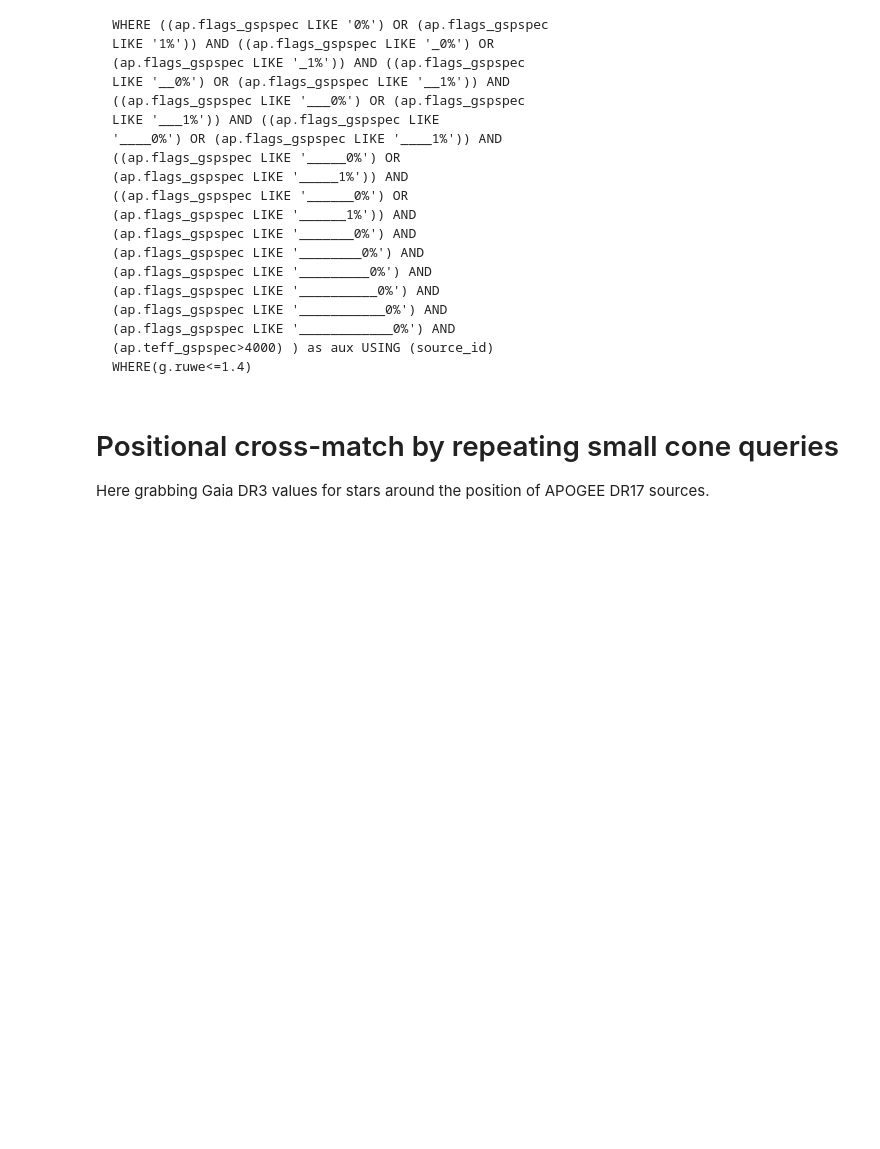
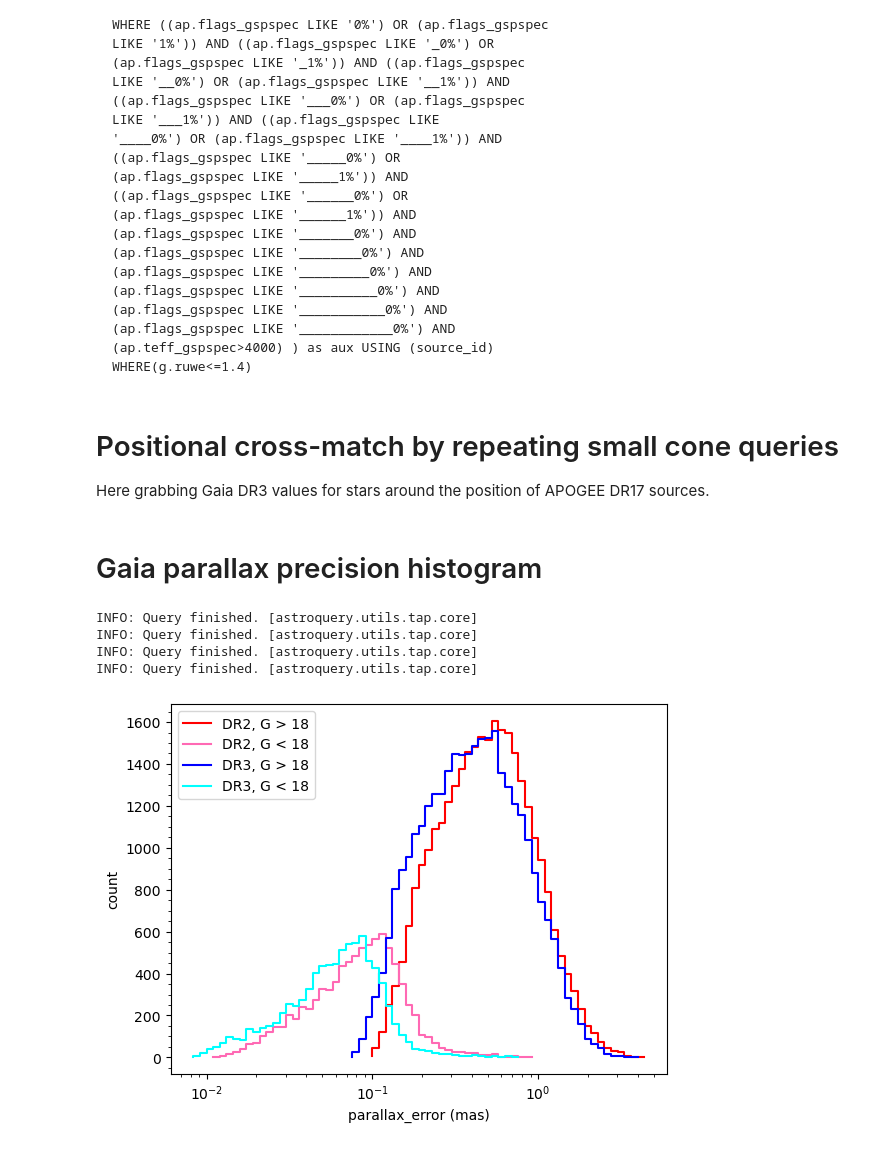
Before and after one commit to TristanCantatGaudin/playground, a Jupyter notebook: gaia_archive_queries.ipynb, the cells around one changed output. Cells and saved outputs as stored; diff of their text form; code cells hidden in the pictures; blank space fills up the shorter version.

Commit message:
add parallax histograms

```diff
--- a/gaia_archive_queries.ipynb
+++ b/gaia_archive_queries.ipynb
@@ -543,3 +543,47 @@ ON 1 = CONTAINS(
 j = Gaia.launch_job_async(query=queryString,
                     upload_resource='tempradec.vot', upload_table_name="temp_table_radec", verbose=True)
 r = j.get_results()
+# %% [markdown]
+# Gaia parallax precision histogram
+# %%
+%%time
+from astroquery.gaia import Gaia
+import matplotlib.pyplot as plt
+import numpy as np
+
+import matplotlib as mpl
+mpl.rcParams['axes.prop_cycle'] = mpl.cycler(color=["red", "hotpink", "blue","cyan"])
+
+query_string = """SELECT par_err_index / 25 AS par_err, n
+FROM (
+  SELECT
+      FLOOR((log10(parallax_error)) * 25) AS par_err_index,
+      COUNT(*) AS n
+  FROM gaiadr%i.gaia_source
+  WHERE phot_g_mean_mag %s 18
+  AND random_index < 50000
+  GROUP BY par_err_index
+) AS subquery
+ORDER BY par_err"""
+
+plt.figure(0)
+
+for gaiadrNb in [2,3]:
+    for comp in ['>','<']:
+        job = Gaia.launch_job_async(query=query_string % (gaiadrNb,comp), verbose=False)
+        rGaia = job.get_results()
+        # Stars with no parallaxes get lumped in the last bin, so we remove it.
+        plt.step(10**rGaia['par_err'][:-1],rGaia['n'][:-1], label='DR%i, G %s 18' % (gaiadrNb,comp))
+
+plt.xscale('log')
+plt.minorticks_on()
+plt.ylabel('count')
+plt.xlabel('parallax_error (mas)')
+plt.legend(loc='best')
+plt.show()
+# %% [output]
+INFO: Query finished. [astroquery.utils.tap.core]
+INFO: Query finished. [astroquery.utils.tap.core]
+INFO: Query finished. [astroquery.utils.tap.core]
+INFO: Query finished. [astroquery.utils.tap.core]
+[figure, added]
```
Also changed, not shown: parts of 1 cell of this notebook.
